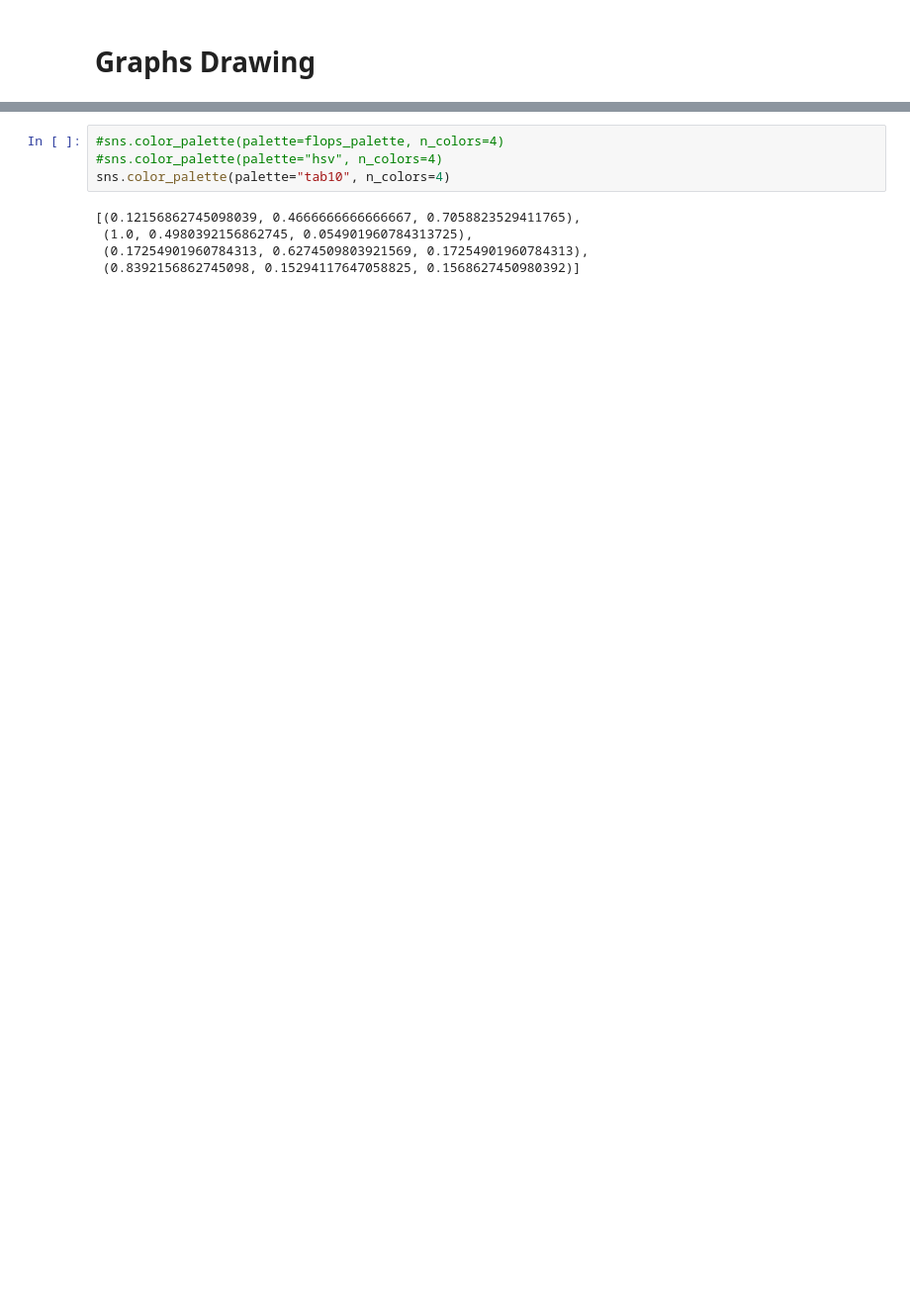
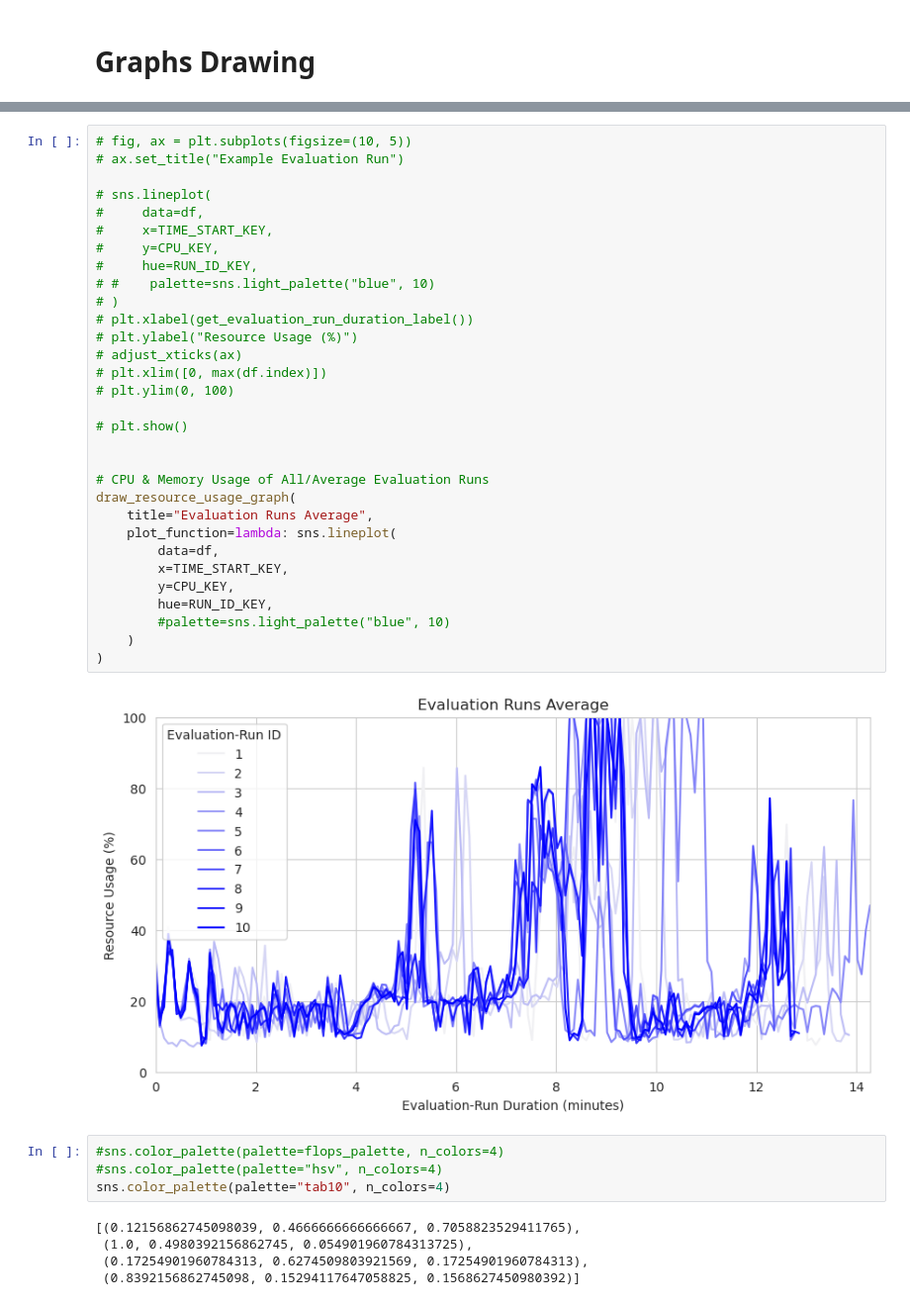
Before and after one commit to oakestra/oakestra-cli, a Jupyter notebook: oak_cli/evaluation/addons/flops/current_tmp_csv_graphs.ipynb, the cells around one changed output, grey strips where cells are left out. Shown at 99% size. Drawn from its saved outputs; the diff is of its cells as text; blank space fills up the shorter version.

```diff
--- a/oak_cli/evaluation/addons/flops/current_tmp_csv_graphs.ipynb
+++ b/oak_cli/evaluation/addons/flops/current_tmp_csv_graphs.ipynb
@@ -75,3 +109,36 @@ plt.show()
+# %%
+# fig, ax = plt.subplots(figsize=(10, 5))
+# ax.set_title("Example Evaluation Run")
+
+# sns.lineplot(
+#     data=df,
+#     x=TIME_START_KEY,
+#     y=CPU_KEY,
+#     hue=RUN_ID_KEY,
+# #    palette=sns.light_palette("blue", 10)
+# )
+# plt.xlabel(get_evaluation_run_duration_label())
+# plt.ylabel("Resource Usage (%)")
+# adjust_xticks(ax)
+# plt.xlim([0, max(df.index)])
+# plt.ylim(0, 100)
+
+# plt.show()
+
+
+# CPU & Memory Usage of All/Average Evaluation Runs
+draw_resource_usage_graph(
+    title="Evaluation Runs Average",
+    plot_function=lambda: sns.lineplot(
+        data=df,
+        x=TIME_START_KEY,
+        y=CPU_KEY,
+        hue=RUN_ID_KEY,
+        #palette=sns.light_palette("blue", 10)
+    )
+)
+# %% [output]
+[figure, added]
 # %%
 #sns.color_palette(palette=flops_palette, n_colors=4)
 #sns.color_palette(palette="hsv", n_colors=4)
```
Also changed, not shown: parts of 21 cells of this notebook, 2 other files.
